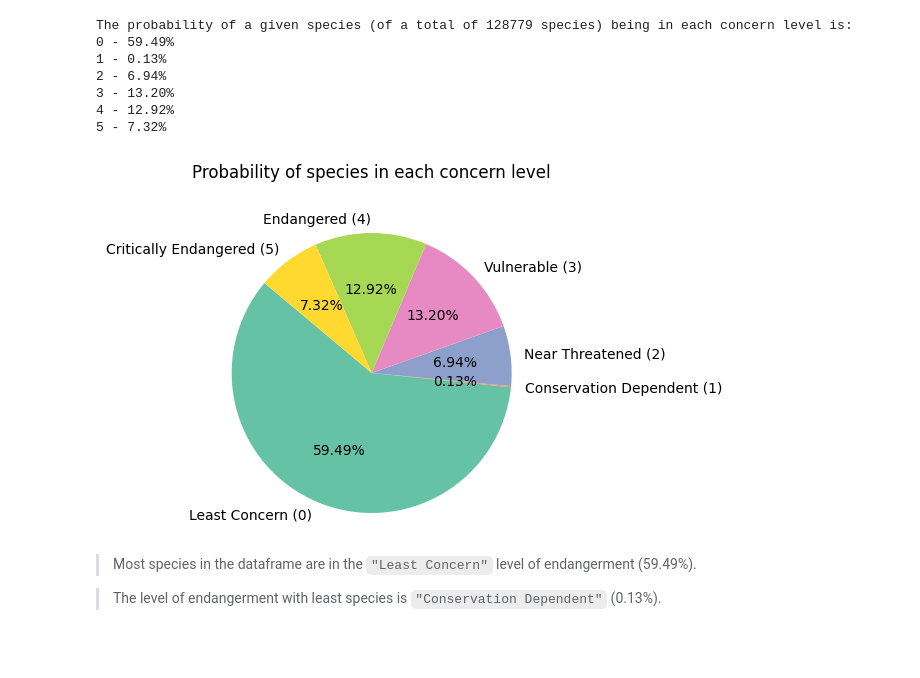
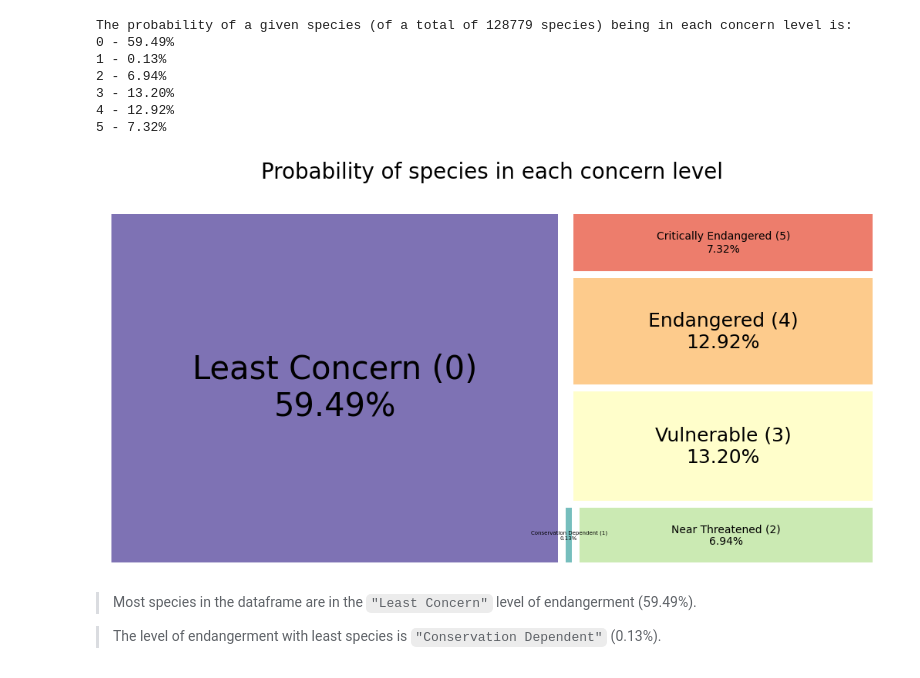
Before and after one commit to fiofana/IUCN-red-list, a Jupyter notebook: endangered_species.ipynb, the cells around one changed output. Cells and saved outputs as stored; diff of their text form; code cells hidden in the pictures; blank space fills up the shorter version.

Commit message:
Substituindo por treemap

```diff
--- a/endangered_species.ipynb
+++ b/endangered_species.ipynb
@@ -514,20 +517,38 @@ The probability of a given species (of a total of 128779 species) being in each
 3 - 13.20%
 4 - 12.92%
 5 - 7.32%
-# %%
-# Plotting the pie chart
-labels = ["Least Concern (0)", "Conservation Dependent (1)", "Near Threatened (2)",
-          "Vulnerable (3)", "Endangered (4)", "Critically Endangered (5)"]
-sizes = species_endangerment_probabilities.values
-
-plt.figure(figsize=(6, 4))
-plt.pie(sizes, labels=labels, autopct='%1.2f%%', startangle=140, colors=plt.cm.Set2.colors)
-plt.axis('equal') # Circle
-plt.title('Probability of species in each concern level', pad=30)
-
-plt.show()
-# %% [output]
-[figure, removed]
+# %%
+# Data for treemap
+labels = ["Least Concern (0)", "Conservation Dependent (1)", "Near Threatened (2)",
+          "Vulnerable (3)", "Endangered (4)", "Critically Endangered (5)"]
+sizes = species_endangerment_probabilities.tolist()
+label_sizes = [f"{label}\n{size:.2%}" for label, size in zip(labels, sizes)]
+
+# Generate colors from the colormap
+cmap = plt.get_cmap('Spectral_r')
+colors = [cmap(i / len(labels)) for i in range(len(labels))]
+
+# Plotting the treemap
+plt.figure(figsize=(13, 6))
+ax = squarify.plot(sizes=sizes, label=label_sizes, alpha=0.8, color=colors, pad=True)
+
+# Adjust text size based on rectangle size
+for text in ax.texts:
+    size = float(text.get_text().split('\n')[-1].replace('%', '')) / 100
+    if size < 0.01:
+        text.set_fontsize(5)
+    elif 0.01 < size < 0.1:
+        text.set_fontsize(10)
+    elif 0.1 < size < 0.15:
+        text.set_fontsize(18)
+    elif size > 0.15:
+        text.set_fontsize(30)
+
+plt.title('Probability of species in each concern level', fontsize=20, pad=30)
+plt.axis('off')
+plt.show()
+# %% [output]
+[figure, added]
 # %% [markdown]
 > Most species in the dataframe are in the `"Least Concern"` level of endangerment (59.49%).
 
```
Also changed, not shown: parts of 5 cells of this notebook.
